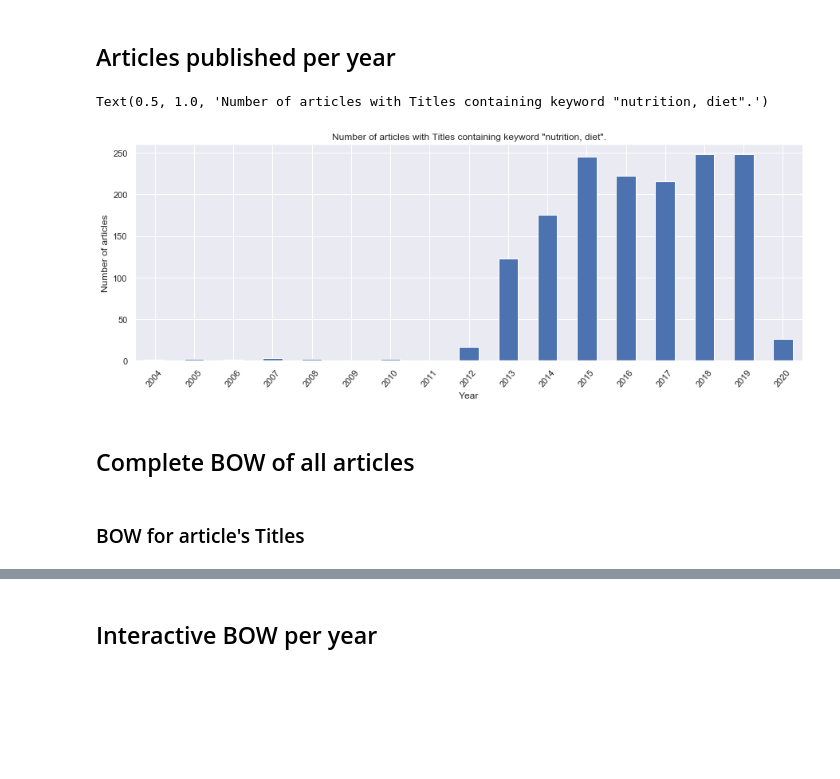
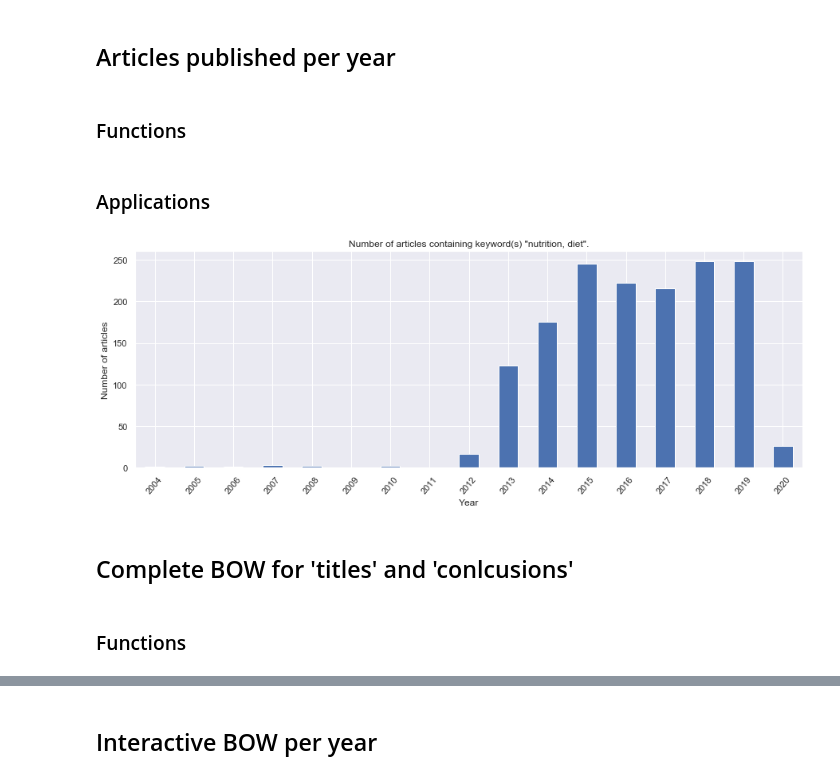
Before and after one commit to jacqpool/academic_consensus, a Jupyter notebook: notebooks/2_exploratory_analysis.ipynb, the cells around one changed output, grey strips where cells are left out. Saved outputs shown, nothing was run; the diff lists cells and outputs as text; code cells hidden in the pictures; blank space fills up the shorter version.

```diff
--- a/notebooks/2_exploratory_analysis.ipynb
+++ b/notebooks/2_exploratory_analysis.ipynb
@@ -101,27 +83,34 @@ df_title = df_title.set_index(['publication_date'])
+# %% [markdown]
+### Functions
 # %%
-# Create a new dataframe with a temporary column
-df_article_year = df_title.copy()
-df_article_year['###counter###'] = 1
-# Groupby year
-df_article_year = df_article_year.resample('Y').sum()
-# Extract year only from publication_date
-df_article_year['year_of_date'] = df_article_year.index
-df_article_year['year_of_date'] = pd.to_datetime(df_article_year['year_of_date']).dt.year
-# Reset index and select counter only
-article_year = df_article_year.set_index(['year_of_date'])['###counter###']
+def print_docs_per_year(df):
+    '''
+    Plot bar chart of number of articles per year.
+    df -> Dataframe
+    '''
+    df = df.set_index(['publication_date'])
+    # Create a new dataframe with a temporary column
+    df['###counter###'] = 1
+    # Groupby year
+    df = df.resample('Y').sum()
+    # Extract year only from publication_date
+    df['year_of_date'] = df.index
+    df['year_of_date'] = pd.to_datetime(df['year_of_date']).dt.year
+    # Reset index and select counter only
+    article_year = df.set_index(['year_of_date'])['###counter###']
+
+    # Bar plot
+    plt.figure(figsize=(15,5))
+    article_year.plot(kind='bar')
+    plt.xticks(rotation=50);
+    plt.xlabel('Year')
+    plt.ylabel('Number of articles')
+    plt.title('Number of articles containing keyword(s) "{}".'.format(', '.join(keywords)))
-# %%
-# Bar plot
-
-plt.figure(figsize=(15,5))
-article_year.plot(kind='bar')
-plt.xticks(rotation=50);
-plt.xlabel('Year')
-plt.ylabel('Number of articles')
-plt.title('Number of articles with Titles containing keyword "{}".'.format(', '.join(keywords)))
-# %% [output]
-Text(0.5, 1.0, 'Number of articles with Titles containing keyword "nutrition, diet".')
-[figure, removed]
+# %% [markdown]
+### Applications
+# %%
+print_docs_per_year(corpus)
+# %% [output]
+[figure, added]
 # %% [markdown]
-## Complete BOW of all articles
+## Complete BOW for 'titles' and 'conlcusions'
-# %% [markdown]
-### BOW for article's Titles
@@ -132 +117,3 @@ titles_dict = dict(titles)
+# %% [markdown]
+### Functions
 # %%
```
Also changed, not shown: parts of 41 cells of this notebook, 5 other files.
